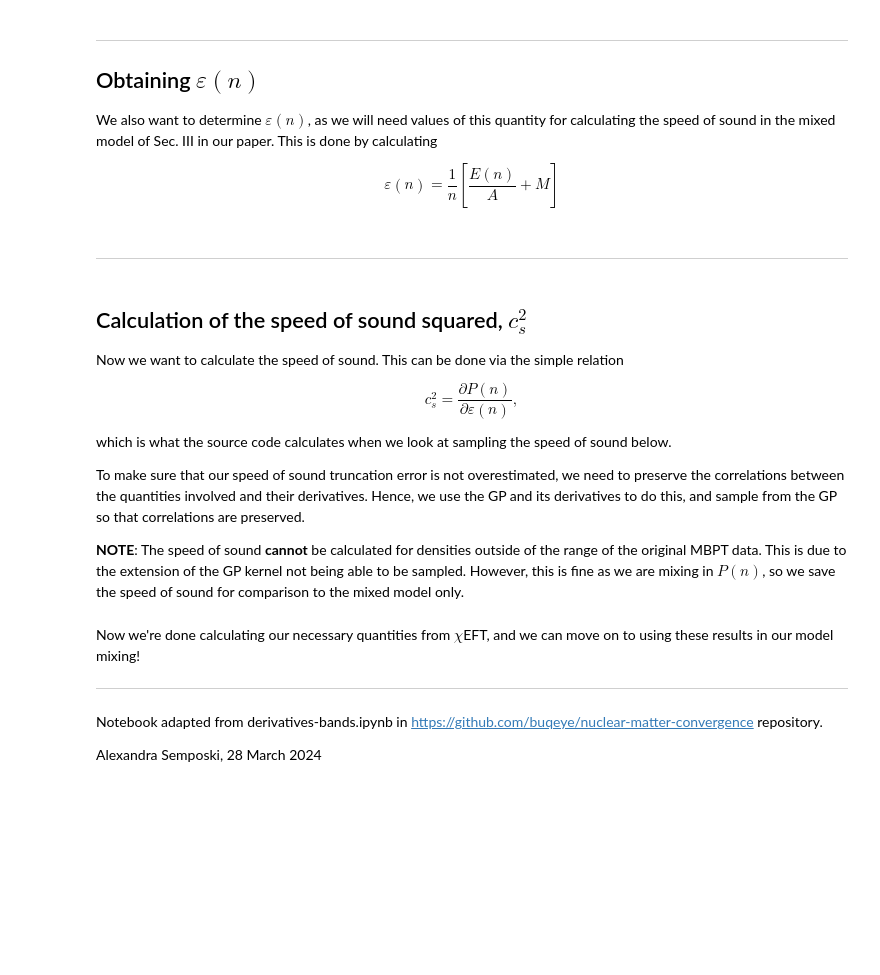
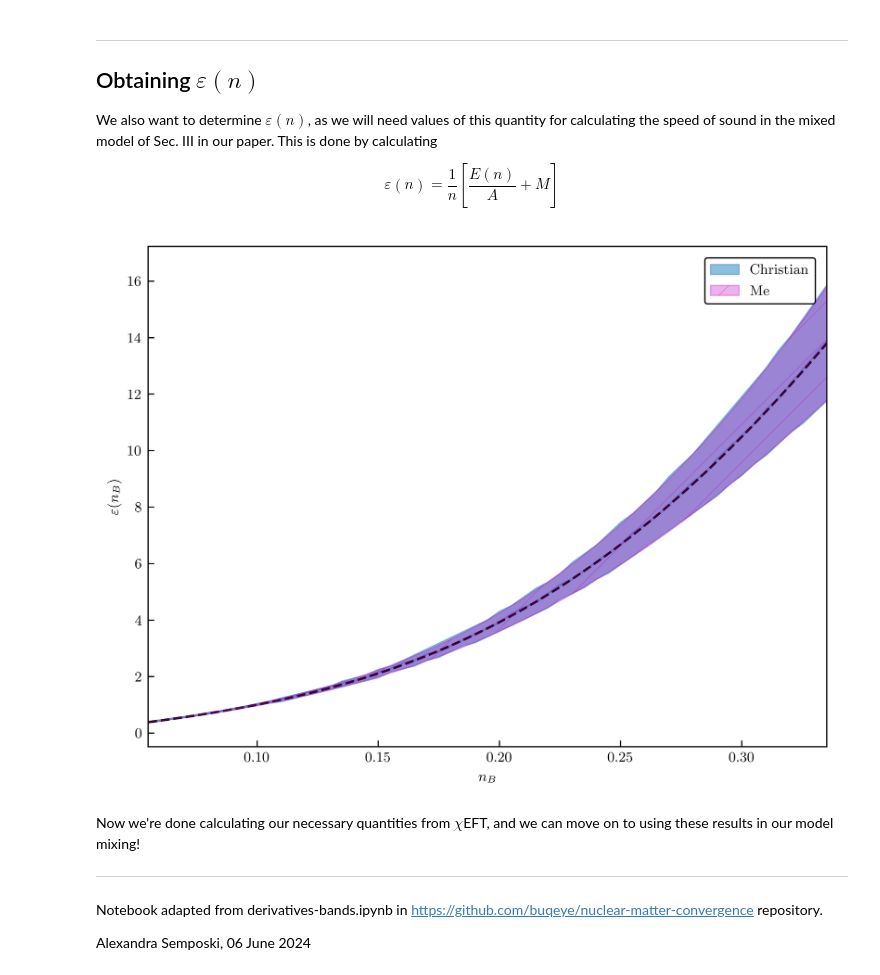
Before and after one commit to asemposki/neutron-rich-bmm, a Jupyter notebook: notebooks/NSM_EOS_ChEFT.ipynb, the cells around one changed output. Saved outputs shown, nothing was run; the diff lists cells and outputs as text; code cells hidden in the pictures; blank space fills up the shorter version.

```diff
--- a/notebooks/NSM_EOS_ChEFT.ipynb
+++ b/notebooks/NSM_EOS_ChEFT.ipynb
@@ -1836,16 +1173,0 @@ plt.show()
-# %% [markdown]
----
-# %% [markdown]
-## Calculation of the speed of sound squared, $c_{s}^{2}$ <a id="cs2"></a>
-
-Now we want to calculate the speed of sound. This can be done via the simple relation
-
-$$
-c_{s}^{2} = \frac{\partial P(n)}{\partial \varepsilon(n)},
-$$
-
-which is what the source code calculates when we look at sampling the speed of sound below.
-
-To make sure that our speed of sound truncation error is not overestimated, we need to preserve the correlations between the quantities involved and their derivatives. Hence, we use the GP and its derivatives to do this, and sample from the GP so that correlations are preserved.
-
-__NOTE__: The speed of sound __cannot__ be calculated for densities outside of the range of the original MBPT data. This is due to the extension of the GP kernel not being able to be sampled. However, this is fine as we are mixing in $P(n)$, so we save the speed of sound for comparison to the mixed model only.
@@ -1921,3 +1174,32 @@ plt.show()
+# %%
+# get the energy density using the equation above
+mass_nucleon_MeV = hbarc * (mass_n + mass_p)/2.0   # MeV
+eps_NSM = (e_NSM + mass_nucleon_MeV)*density_all   # MeV/fm^3
+eps_NSM_lower = ((e_NSM-std_nsm_container) + mass_nucleon_MeV)*density_all   # MeV/fm^3
+eps_NSM_upper = ((e_NSM+std_nsm_container) + mass_nucleon_MeV)*density_all   # MeV/fm^3
+
+# calculate without rest mass for plotting
+eps_NSM_no_mass = e_NSM*density_all
+eps_NSM_lower_no_mass = (e_NSM-std_nsm_container)*density_all
+eps_NSM_upper_no_mass = (e_NSM+std_nsm_container)*density_all
+# %%
+# plot again (without the rest mass) for funsies
+fig = plt.figure(dpi=600)
+plt.plot(n3lo_nsm_mean[:,2], n3lo_nsm_mean[:,1] - (mass_nucleon_MeV*n3lo_nsm_mean[:,2]), color=colors[2])
+plt.fill_between(n3lo_nsm_mean[:,2], n3lo_nsm_lower[:,1] - \
+                 (mass_nucleon_MeV*n3lo_nsm_mean[:,2]), \
+                 n3lo_nsm_upper[:,1] - (mass_nucleon_MeV*n3lo_nsm_mean[:,2]), alpha=0.7, color=colors[2], \
+                label=r'Christian')
+plt.plot(density_all, eps_NSM_no_mass, 'k', linestyle='dashed')
+plt.fill_between(density_all, eps_NSM_lower_no_mass, eps_NSM_upper_no_mass, \
+                 alpha=0.3, color='m', zorder=10, label=r'Me', hatch='/')
+plt.xlabel(r'$n_{B}$')
+plt.ylabel(r'$\varepsilon(n_{B})$')
+plt.xlim(min(n3lo_nsm_mean[:,2]), max(n3lo_nsm_mean[:,2]))
+plt.legend()
+plt.show()
+# %% [output]
+[figure, added]
 # %% [markdown]
 Now we're done calculating our necessary quantities from $\chi$EFT, and we can move on to using these results in our model mixing!
 
@@ -1925,4 +1207,4 @@ Now we're done calculating our necessary quantities from $\chi$EFT, and we can m
 # %% [markdown]
 Notebook adapted from derivatives-bands.ipynb in https://github.com/buqeye/nuclear-matter-convergence repository.
 
-Alexandra Semposki, 28 March 2024
+Alexandra Semposki, 06 June 2024
```
Also changed, not shown: parts of 75 cells of this notebook, 2 other files.
